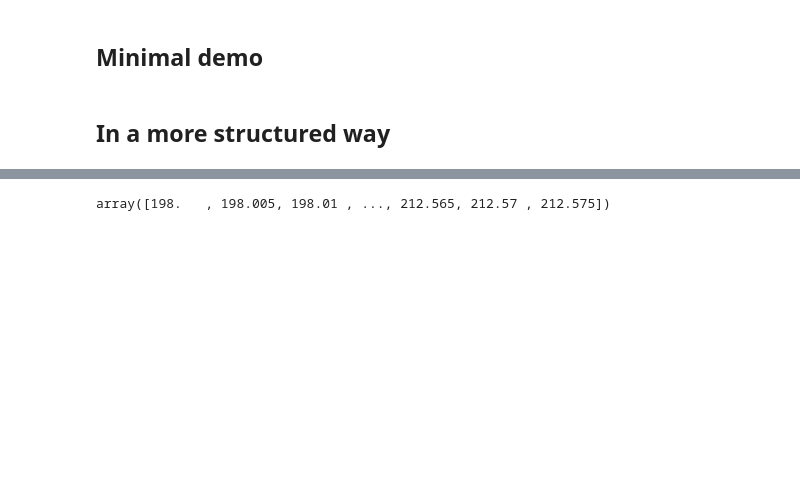
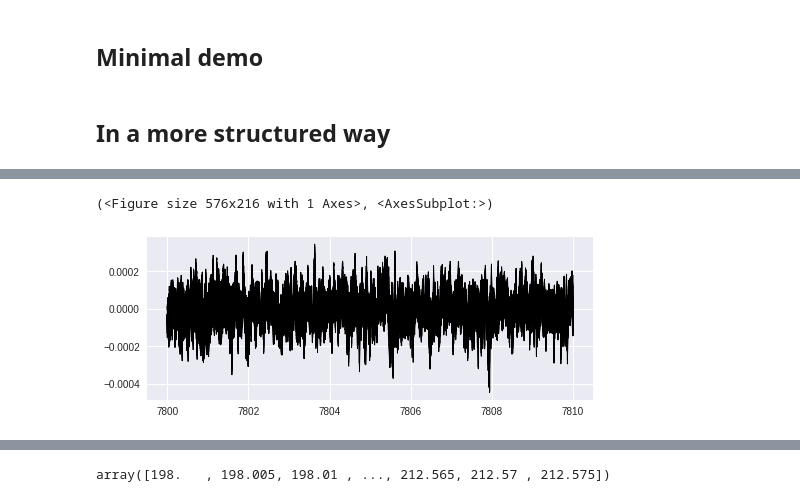
Before and after one commit to yzerlaut/Network_State_Index, a Jupyter notebook: demo/Allen-Neuropixels-dataset.ipynb, the cells around one changed output, grey strips where cells are left out. Cells and saved outputs as stored; diff of their text form; code cells hidden in the pictures; blank space fills up the shorter version.

```diff
--- a/demo/Allen-Neuropixels-dataset.ipynb
+++ b/demo/Allen-Neuropixels-dataset.ipynb
@@ -165,3 +179,8 @@ data = Data(0)
+# %%
+data.plot('LFP', t0=7800, duration=10)
+# %% [output]
+(<Figure size 576x216 with 1 Axes>, <AxesSubplot:>)
+[figure, added]
 # %%
 np.array(data.lfp_slice_V1).shape
 # %% [output]
```
Also changed, not shown: parts of 8 cells of this notebook, 1 other file.
